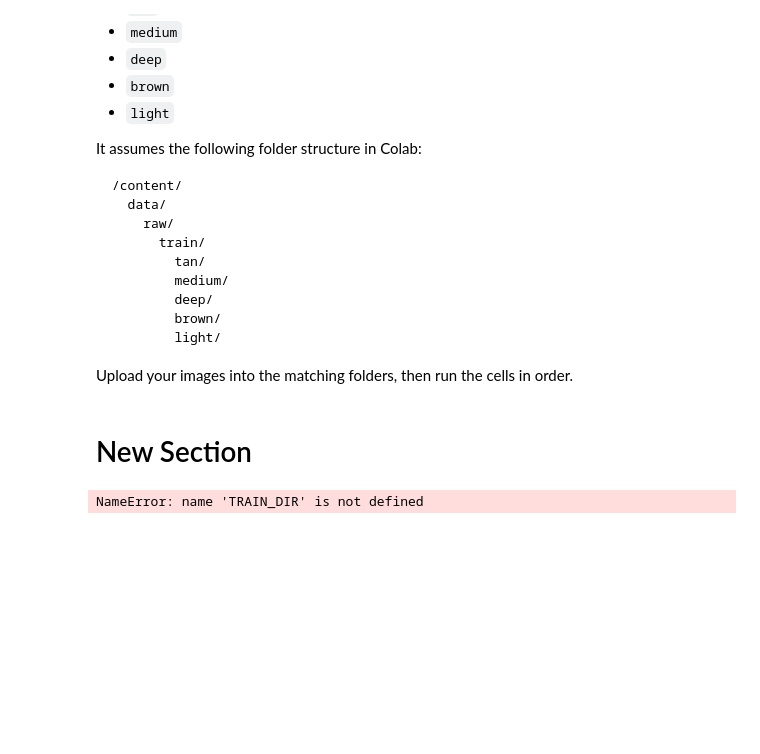
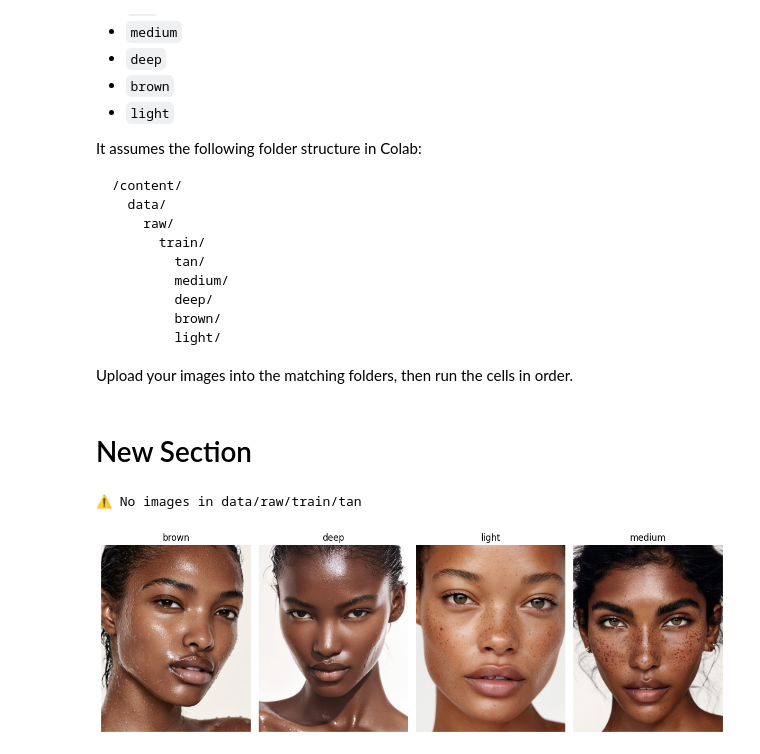
Before and after one commit to chasslayy/Jua-Shade, a Jupyter notebook: JuaShade_SkinTone_Colab.ipynb, the cells around one changed output. Cells and saved outputs as stored; diff of their text form; code cells hidden in the pictures; blank space fills up the shorter version.

```diff
--- a/JuaShade_SkinTone_Colab.ipynb
+++ b/JuaShade_SkinTone_Colab.ipynb
@@ -86,44 +86,60 @@ with open("reports/dataset_summary.txt", "w") as f:
 
 print("✅ Saved reports/dataset_summary.txt")
 # %%
-# 3. Show one sample image from each class
+# 📸 Show one sample image from each class
 
+import os
+import cv2
+import matplotlib.pyplot as plt
+
+# --- Define dataset directory and classes ---
+TRAIN_DIR = 'data/raw/train'
+CLASSES = ['brown', 'deep', 'light', 'medium', 'tan']
+
+# --- Helper function to read image ---
 def read_image(path):
     img = cv2.imread(path, cv2.IMREAD_COLOR)
     if img is None:
-        raise FileNotFoundError(path)
+        raise FileNotFoundError(f"⚠️ Could not read image at {path}")
     img = cv2.cvtColor(img, cv2.COLOR_BGR2RGB)
     return img
 
+# --- Function to show one image per class ---
 def show_sample_images_per_class(base_dir, classes, n_cols=5):
     plt.figure(figsize=(3 * n_cols, 4))
 
     for idx, tone in enumerate(classes):
         tone_path = os.path.join(base_dir, tone)
         if not os.path.exists(tone_path):
-            print(f"⚠️ Skipping {tone}, folder not found.")
+            print(f"⚠️ Skipping {tone}: folder not found at {tone_path}")
             continue
 
-        files = [f for f in os.listdir(tone_path)
-                 if f.lower().endswith(('.jpg', '.jpeg', '.png'))]
+        # Find all image files in this folder
+        files = [
+            f for f in os.listdir(tone_path)
+            if f.lower().endswith(('.jpg', '.jpeg', '.png'))
+        ]
         if len(files) == 0:
             print(f"⚠️ No images in {tone_path}")
             continue
 
+        # Load and display first image
         img_path = os.path.join(tone_path, files[0])
         img = read_image(img_path)
 
         plt.subplot(1, n_cols, idx + 1)
         plt.imshow(img)
         plt.title(tone)
         plt.axis('off')
 
     plt.tight_layout()
     plt.show()
 
+# --- Run the function ---
 show_sample_images_per_class(TRAIN_DIR, CLASSES)
 # %% [output]
-NameError: name 'TRAIN_DIR' is not defined
+⚠️ No images in data/raw/train/tan
+[figure, added]
 # %%
 # 4. Build TensorFlow datasets from folders
 
```
